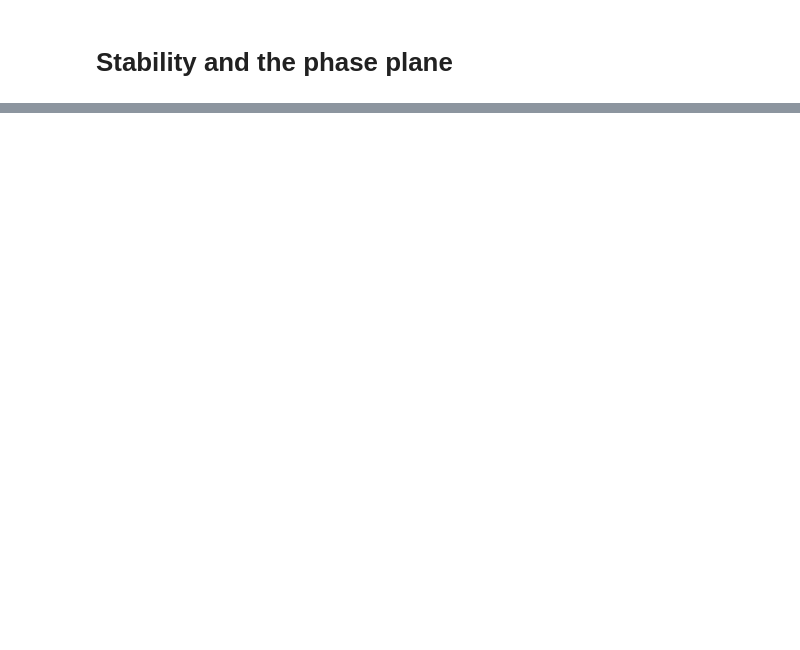
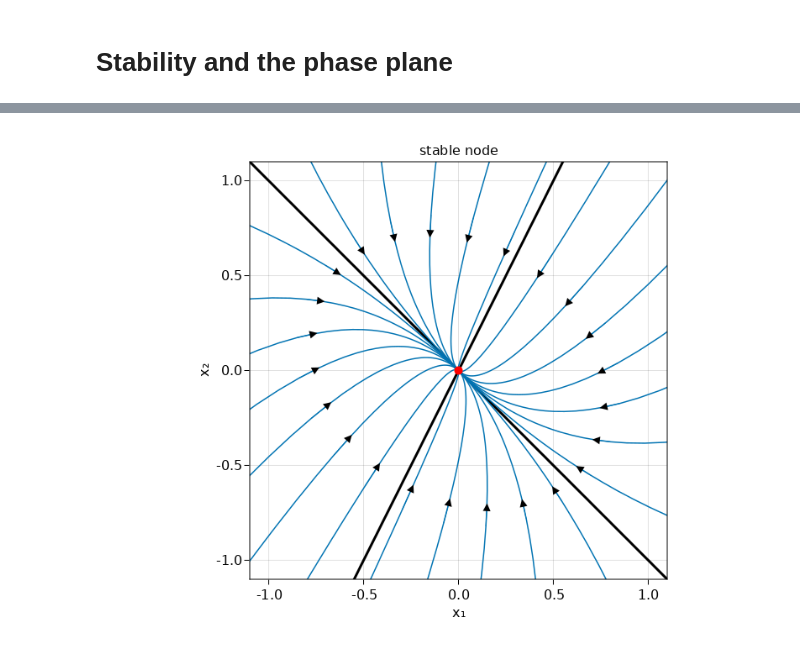
Before and after one commit to tobydriscoll/udmath351, a Jupyter notebook: _sources/ode_system/phase_plane.ipynb, the cells around one changed output, grey strips where cells are left out. Drawn from its saved outputs; the diff is of its cells as text; code cells hidden in the pictures; blank space fills up the shorter version.

```diff
--- a/_sources/ode_system/phase_plane.ipynb
+++ b/_sources/ode_system/phase_plane.ipynb
@@ -237,0 +57,35 @@ A center is on a knife edge between asymptotically stable and unstable: small pe
+# %%
+A = [-4 -1; -2 -5]
+λ,V = eigen(A)
+
+# plot eigenvectors
+P = Point2.(eachcol(V))
+fig,ax,scat = lines([-5P[1],5P[1],Point2([NaN,NaN]),-5P[2],5P[2]],color=:black,linewidth=3,
+    axis = (xlabel = "x₁",ylabel = "x₂") )
+
+colr = cgrad(:seaborn_colorblind)[1:8]
+t = range(-0.5,8,300)
+x = zeros(2,300)
+xa = Point2{Float64}[]
+da = Point2{Float64}[]
+ab = 20
+for theta in 2pi*(0.5:23.5)/24
+	for j in 1:length(t)
+		X = exp(t[j]*A);
+		x[:,j] = X*[ cos(theta), sin(theta) ];
+	end
+	lines!(x[1,:],x[2,:],color=colr[1])
+  push!(xa,Point2(x[:,ab]))
+  push!(da,Point2(x[:,ab+1]-x[:,ab]))
+end
+
+arrows!(xa,1da,linecolor=colr[1],arrowsize=12)
+scatter!([0],[0],markersize=10,color=:red)
+
+limits!(1.1*[-1,1,-1,1]...)
+ax.title = ("stable node")
+ax.aspect = DataAspect()
+
+fig
+# %% [output]
+[figure, added]
```
Also changed, not shown: parts of 10 cells of this notebook, 18 other files.
